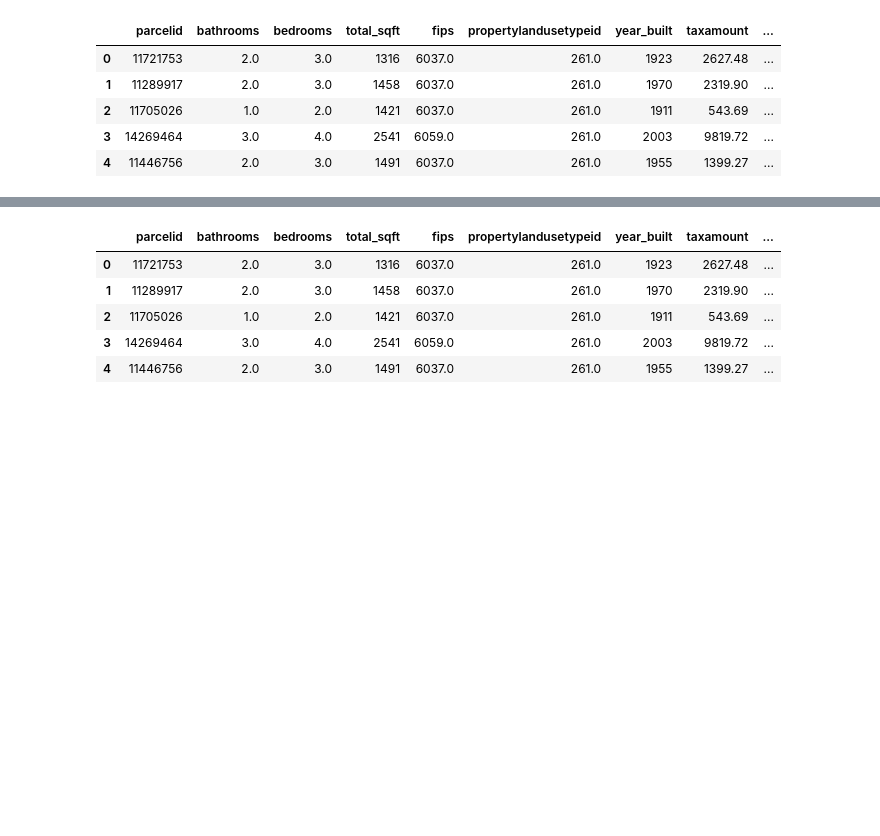
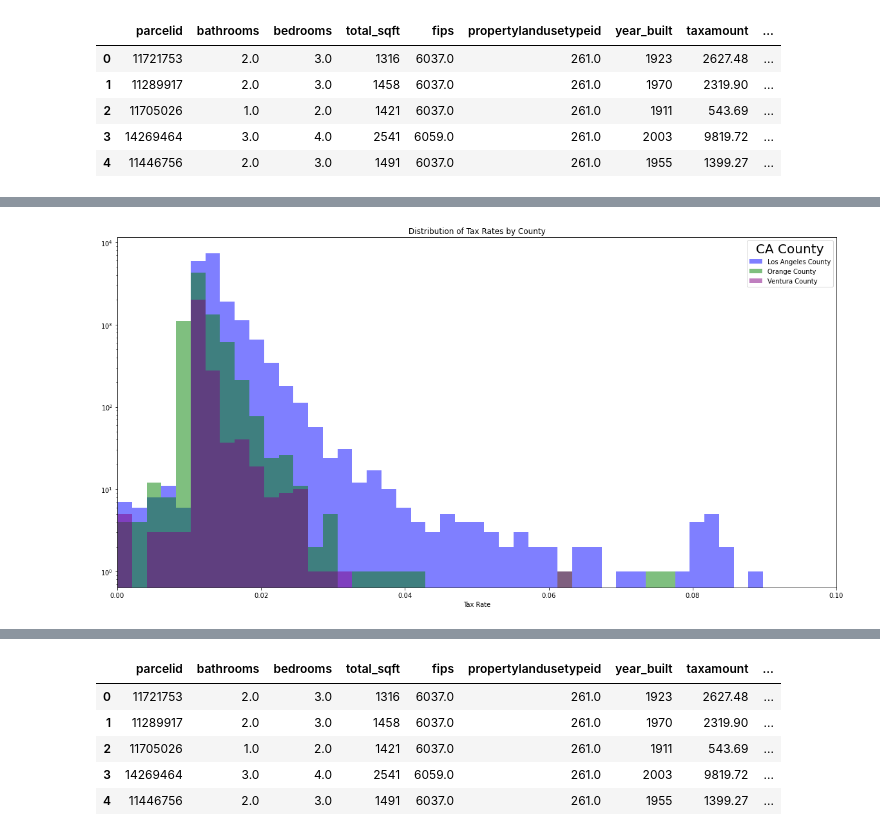
Before and after one commit to Brooke-Holyoak/zillow_regression_project, a Jupyter notebook: explore.ipynb, the cells around one changed output, grey strips where cells are left out. Cells and saved outputs as stored; diff of their text form; code cells hidden in the pictures; blank space fills up the shorter version.

```diff
--- a/explore.ipynb
+++ b/explore.ipynb
@@ -54,3 +76,9 @@ df.head()
 | 2 | 11705026 | 1.0 | 2.0 | 1421 | 6037.0 | 261.0 | 1911 | 543.69 | ... |
 | 3 | 14269464 | 3.0 | 4.0 | 2541 | 6059.0 | 261.0 | 2003 | 9819.72 | ... |
 | 4 | 11446756 | 2.0 | 3.0 | 1491 | 6037.0 | 261.0 | 1955 | 1399.27 | ... |
+# %%
+#Creating a dataframe that contains tax rates for the three counties in this dataset.
+# LA County is 6037, Orange County is 6059, and Ventura County is 6111.
+tax_df = df[['fips', 'tax_rate']]
+tax_df['county'] = tax_df['fips'].map({6037: 'LA County', 6059: 'Orange County', 6111: 'Ventura County'})
+tax_df.head()
@@ -56,0 +92,18 @@ df.head()
+# %%
+la_county_tax = tax_df[tax_df.county == "LA County"].tax_rate
+oc_tax = tax_df[tax_df.county == "Orange County"].tax_rate
+ventura_tax = tax_df[tax_df.county == "Ventura County"].tax_rate
+# %%
+plt.figure(figsize=(20,10))
+    # start plot
+plt.hist(la_county_tax, bins=np.linspace(0, 0.1, 50), color='blue', alpha=0.50, log=True, label='Los Angeles County')
+plt.hist(oc_tax, bins=np.linspace(0, 0.1, 50), color='green', alpha=0.50, log=True, label='Orange County')
+plt.hist(ventura_tax, bins=np.linspace(0, 0.1, 50), color='purple', alpha=0.50, log=True, label='Ventura County')
+plt.rcParams['legend.title_fontsize'] = 20
+plt.xlim(0, 0.1)
+plt.xlabel('Tax Rate')
+plt.title('Distribution of Tax Rates by County')
+plt.legend(title='CA County')
+plt.show()
+# %% [output]
+[figure, added]
```
Also changed, not shown: parts of 21 cells of this notebook.
